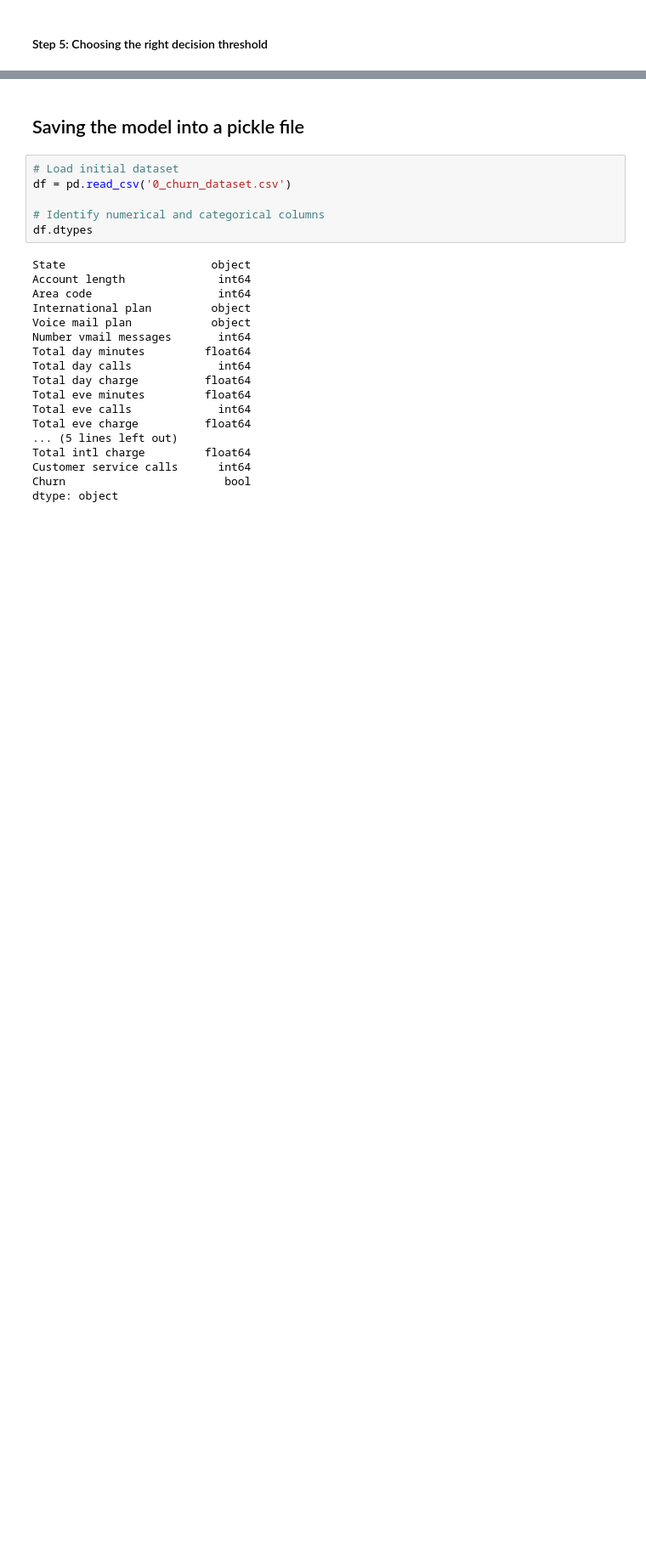
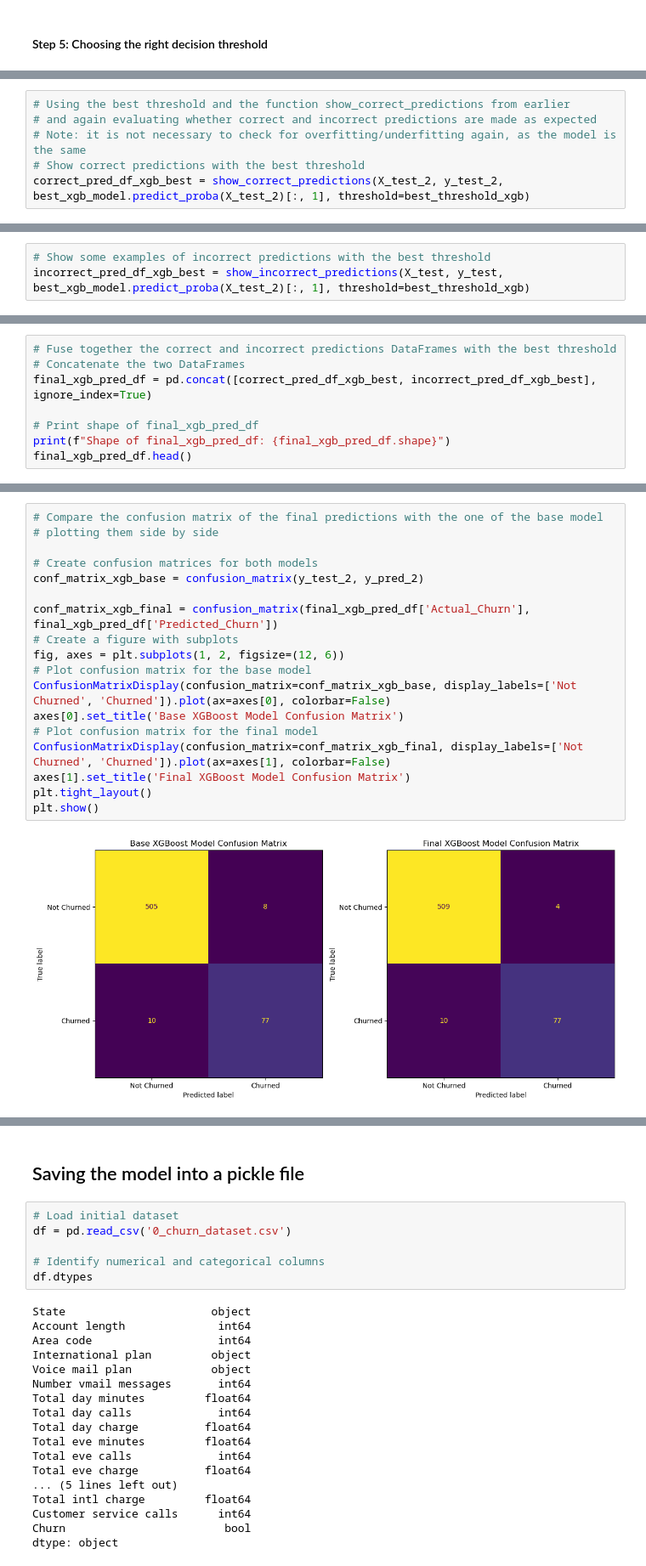
Before and after one commit to FinnHet13/CodingProjects, a Jupyter notebook: churn_prediction/1_ML_pipeline.ipynb, the cells around one changed output, grey strips where cells are left out. Shown at 85% size. Drawn from its saved outputs; the diff is of its cells as text; blank space fills up the shorter version.

```diff
--- a/churn_prediction/1_ML_pipeline.ipynb
+++ b/churn_prediction/1_ML_pipeline.ipynb
@@ -1533,0 +1516,6 @@ Minimum Total Cost achieved: 148.50
+# %%
+# Using the best threshold and the function show_correct_predictions from earlier
+# and again evaluating whether correct and incorrect predictions are made as expected
+# Note: it is not necessary to check for overfitting/underfitting again, as the model is the same
+# Show correct predictions with the best threshold
+correct_pred_df_xgb_best = show_correct_predictions(X_test_2, y_test_2, best_xgb_model.predict_proba(X_test_2)[:, 1], threshold=best_threshold_xgb)
@@ -1533,0 +1540,3 @@ Minimum Total Cost achieved: 148.50
+# %%
+# Show some examples of incorrect predictions with the best threshold
+incorrect_pred_df_xgb_best = show_incorrect_predictions(X_test, y_test, best_xgb_model.predict_proba(X_test_2)[:, 1], threshold=best_threshold_xgb)
@@ -1533,0 +1560,8 @@ Minimum Total Cost achieved: 148.50
+# %%
+# Fuse together the correct and incorrect predictions DataFrames with the best threshold
+# Concatenate the two DataFrames
+final_xgb_pred_df = pd.concat([correct_pred_df_xgb_best, incorrect_pred_df_xgb_best], ignore_index=True)
+
+# Print shape of final_xgb_pred_df
+print(f"Shape of final_xgb_pred_df: {final_xgb_pred_df.shape}")
+final_xgb_pred_df.head()
@@ -1534 +1590,21 @@ Minimum Total Cost achieved: 148.50
+# %%
+# Compare the confusion matrix of the final predictions with the one of the base model
+# plotting them side by side
+
+# Create confusion matrices for both models
+conf_matrix_xgb_base = confusion_matrix(y_test_2, y_pred_2)
+
+conf_matrix_xgb_final = confusion_matrix(final_xgb_pred_df['Actual_Churn'], final_xgb_pred_df['Predicted_Churn'])
+# Create a figure with subplots
+fig, axes = plt.subplots(1, 2, figsize=(12, 6))
+# Plot confusion matrix for the base model
+ConfusionMatrixDisplay(confusion_matrix=conf_matrix_xgb_base, display_labels=['Not Churned', 'Churned']).plot(ax=axes[0], colorbar=False)
+axes[0].set_title('Base XGBoost Model Confusion Matrix')
+# Plot confusion matrix for the final model
+ConfusionMatrixDisplay(confusion_matrix=conf_matrix_xgb_final, display_labels=['Not Churned', 'Churned']).plot(ax=axes[1], colorbar=False)
+axes[1].set_title('Final XGBoost Model Confusion Matrix')
+plt.tight_layout()
+plt.show()
+# %% [output]
+[figure, added]
 # %% [markdown]
```
Also changed, not shown: parts of 31 cells of this notebook, 3 other files.
